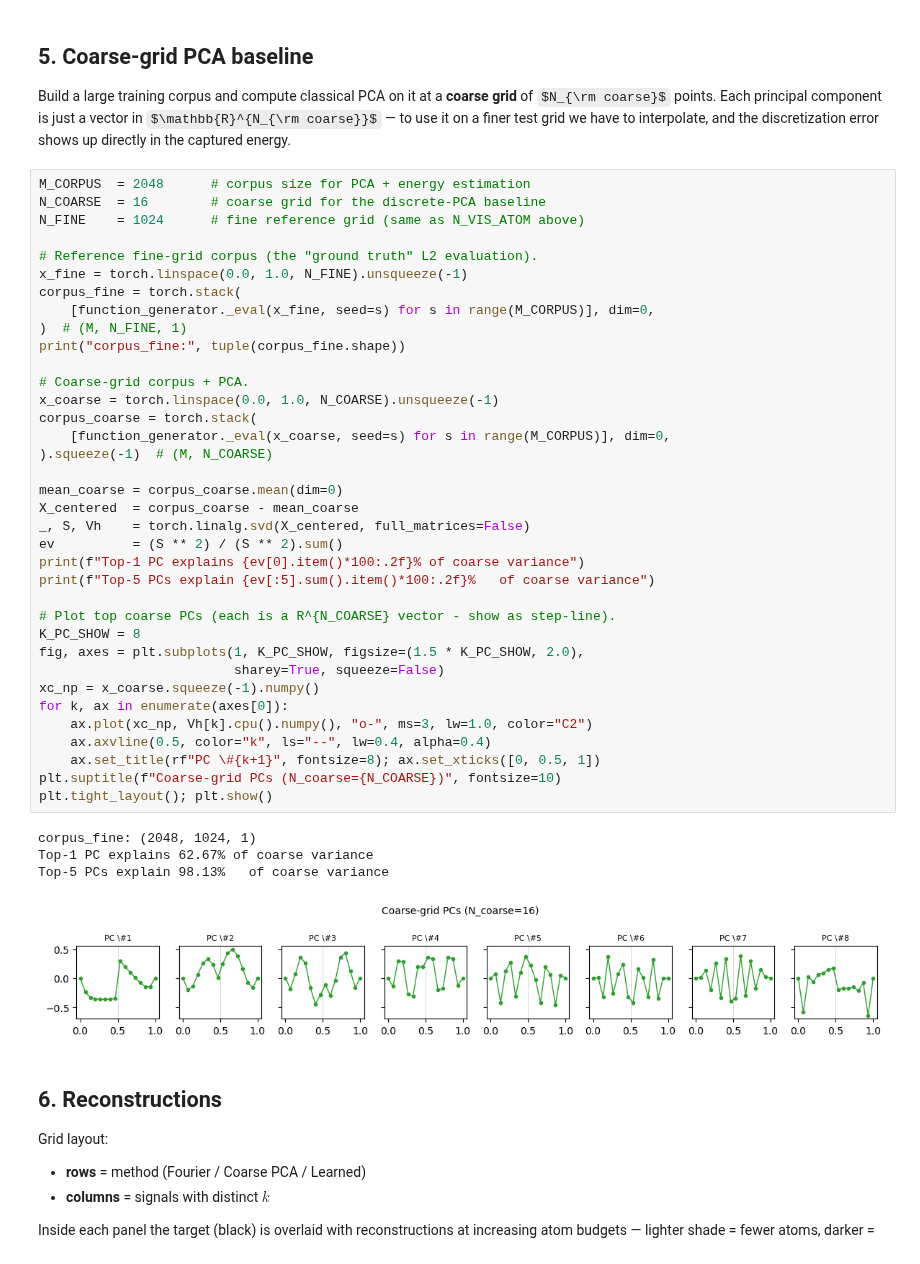
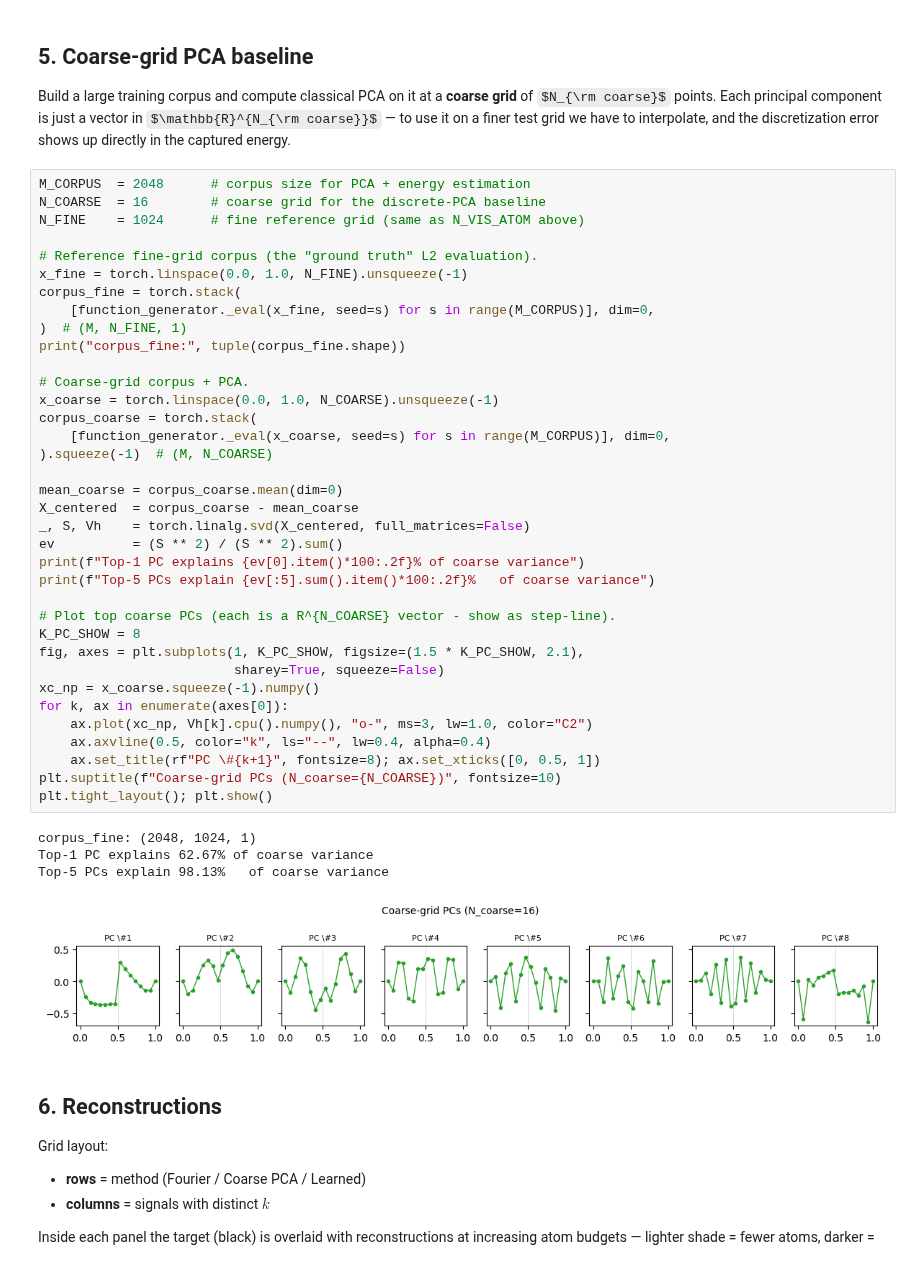
Before and after one commit to HamidrezaKmK/Learning-ONBs, a Jupyter notebook: notebooks/fpca_1d.ipynb, the cells around one changed output. Cells and saved outputs as stored; diff of their text form; some formulas as TeX source.

```diff
--- a/notebooks/fpca_1d.ipynb
+++ b/notebooks/fpca_1d.ipynb
@@ -290,35 +290,35 @@ corpus_fine = torch.stack(
 )  # (M, N_FINE, 1)
 print("corpus_fine:", tuple(corpus_fine.shape))
 
 # Coarse-grid corpus + PCA.
 x_coarse = torch.linspace(0.0, 1.0, N_COARSE).unsqueeze(-1)
 corpus_coarse = torch.stack(
     [function_generator._eval(x_coarse, seed=s) for s in range(M_CORPUS)], dim=0,
 ).squeeze(-1)  # (M, N_COARSE)
 
 mean_coarse = corpus_coarse.mean(dim=0)
 X_centered  = corpus_coarse - mean_coarse
 _, S, Vh    = torch.linalg.svd(X_centered, full_matrices=False)
 ev          = (S ** 2) / (S ** 2).sum()
 print(f"Top-1 PC explains {ev[0].item()*100:.2f}% of coarse variance")
 print(f"Top-5 PCs explain {ev[:5].sum().item()*100:.2f}%   of coarse variance")
 
 # Plot top coarse PCs (each is a R^{N_COARSE} vector - show as step-line).
 K_PC_SHOW = 8
-fig, axes = plt.subplots(1, K_PC_SHOW, figsize=(1.5 * K_PC_SHOW, 2.0),
+fig, axes = plt.subplots(1, K_PC_SHOW, figsize=(1.5 * K_PC_SHOW, 2.1),
                          sharey=True, squeeze=False)
 xc_np = x_coarse.squeeze(-1).numpy()
 for k, ax in enumerate(axes[0]):
     ax.plot(xc_np, Vh[k].cpu().numpy(), "o-", ms=3, lw=1.0, color="C2")
     ax.axvline(0.5, color="k", ls="--", lw=0.4, alpha=0.4)
     ax.set_title(rf"PC \#{k+1}", fontsize=8); ax.set_xticks([0, 0.5, 1])
 plt.suptitle(f"Coarse-grid PCs (N_coarse={N_COARSE})", fontsize=10)
 plt.tight_layout(); plt.show()
 # %% [output]
 corpus_fine: (2048, 1024, 1)
 Top-1 PC explains 62.67% of coarse variance
 Top-5 PCs explain 98.13%   of coarse variance
-[figure, old version]
+[figure, new version]
 # %% [markdown]
 ## 6. Reconstructions
 
```
Also changed, not shown: parts of 6 cells of this notebook, 4 other files.
